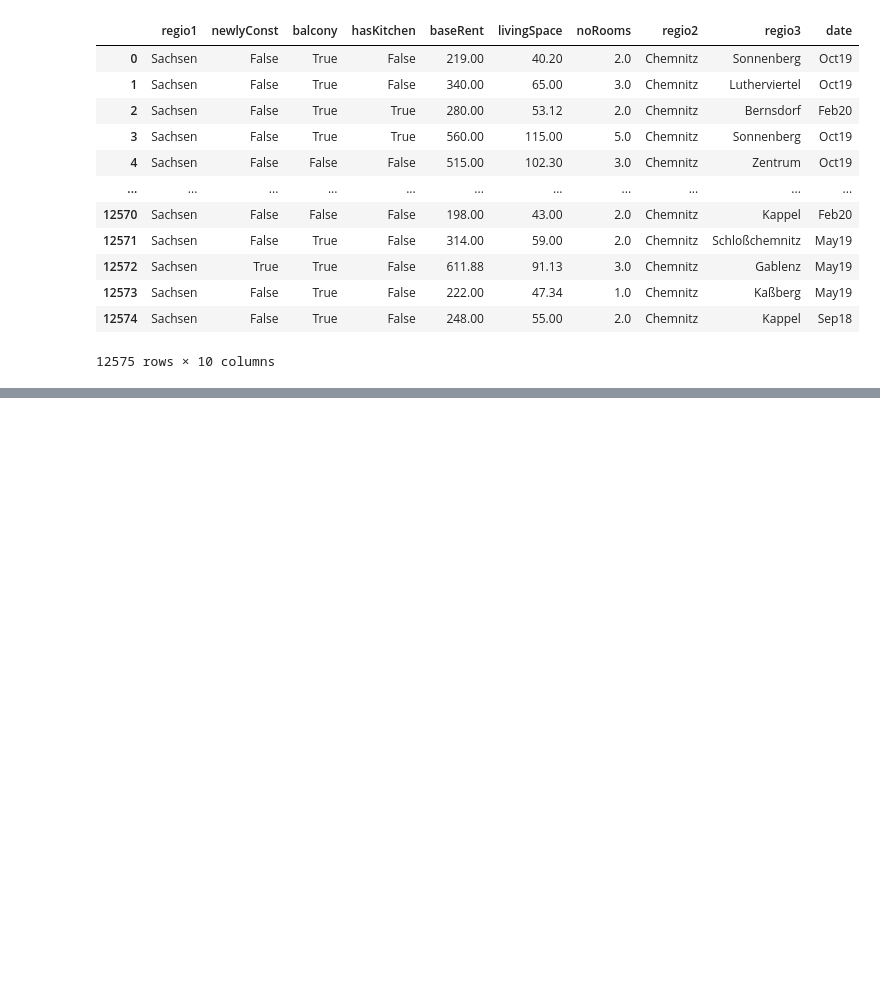
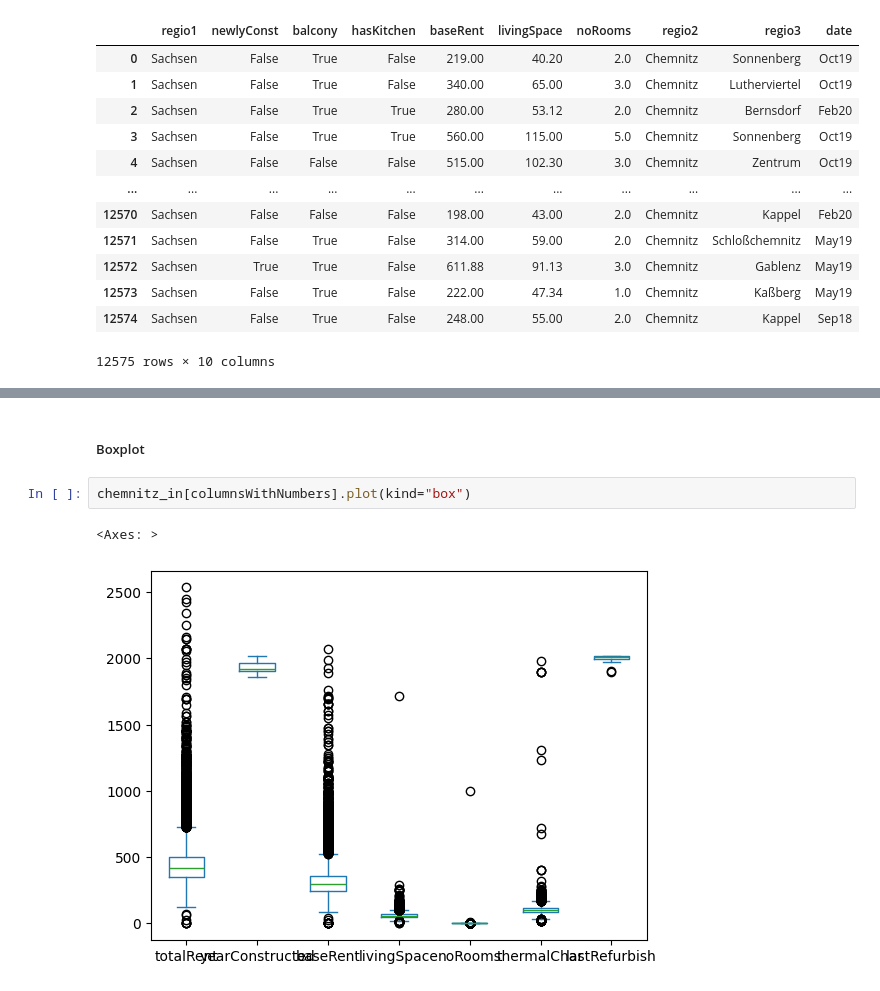
Before and after one commit to TobiasGleiter/data-science, a Jupyter notebook: main.ipynb, the cells around one changed output, grey strips where cells are left out. Cells and saved outputs as stored; diff of their text form; blank space fills up the shorter version.

```diff
--- a/main.ipynb
+++ b/main.ipynb
@@ -298,0 +344,7 @@ Name: proportion, Length: 941, dtype: float64
+# %% [markdown]
+##### Boxplot
+# %%
+chemnitz_in[columnsWithNumbers].plot(kind="box")
+# %% [output]
+<Axes: >
+[figure, added]
```
Also changed, not shown: parts of 12 cells of this notebook.
